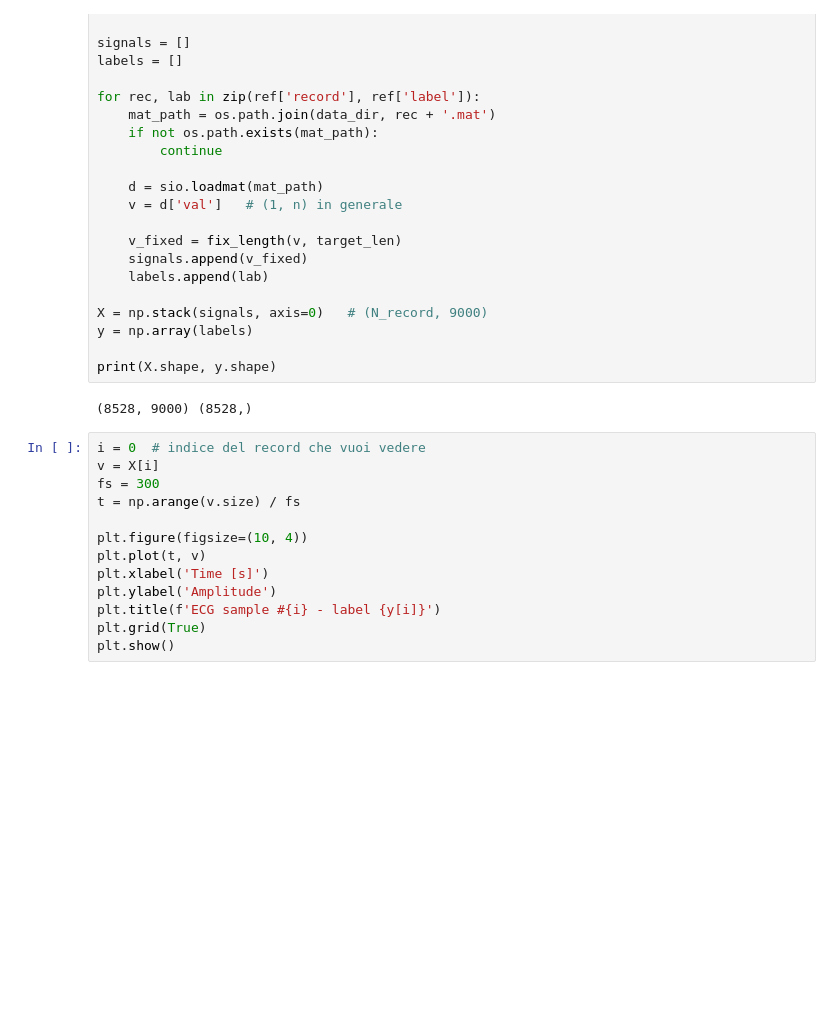
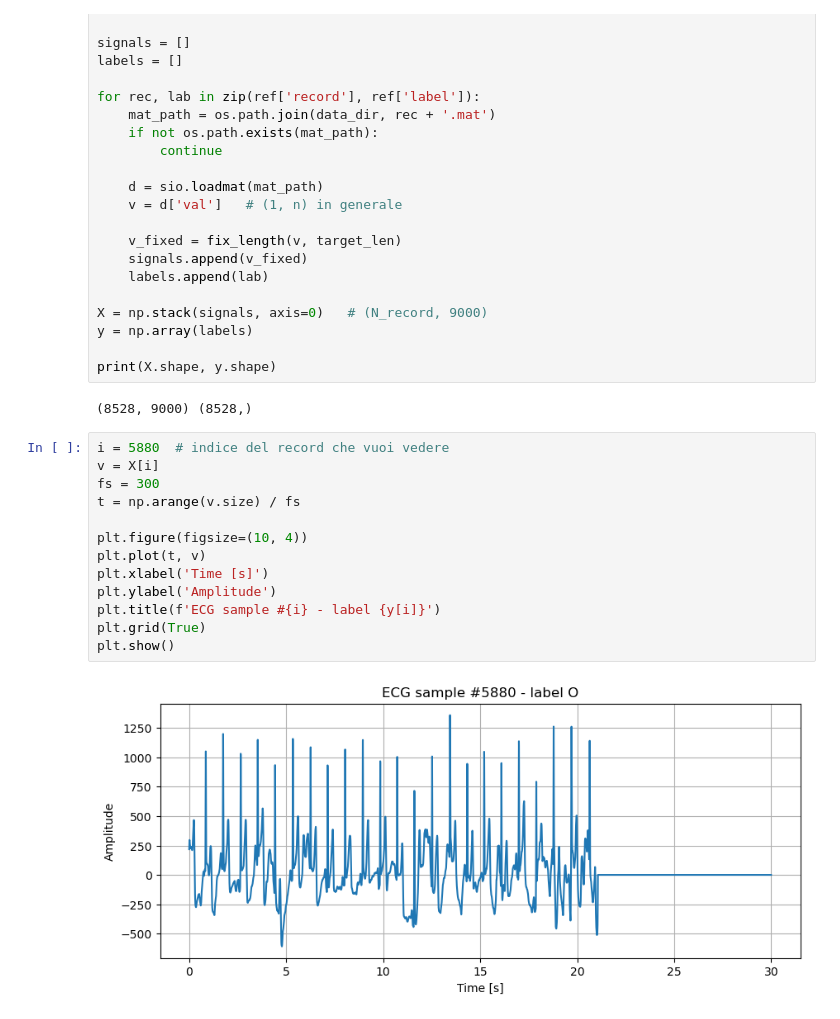
Before and after one commit to fiorello-mino/applicazioni_machine_learning, a Jupyter notebook: ECG_recording/ecg.ipynb, the cells around one changed output. Saved outputs shown, nothing was run; the diff lists cells and outputs as text; blank space fills up the shorter version.

```diff
--- a/ECG_recording/ecg.ipynb
+++ b/ECG_recording/ecg.ipynb
@@ -52,15 +52,17 @@ print(X.shape, y.shape)
 # %% [output]
 (8528, 9000) (8528,)
 # %%
-i = 0  # indice del record che vuoi vedere
+i = 5880  # indice del record che vuoi vedere
 v = X[i]
 fs = 300
 t = np.arange(v.size) / fs
 
 plt.figure(figsize=(10, 4))
 plt.plot(t, v)
 plt.xlabel('Time [s]')
 plt.ylabel('Amplitude')
 plt.title(f'ECG sample #{i} - label {y[i]}')
 plt.grid(True)
 plt.show()
+# %% [output]
+[figure, added]
```
